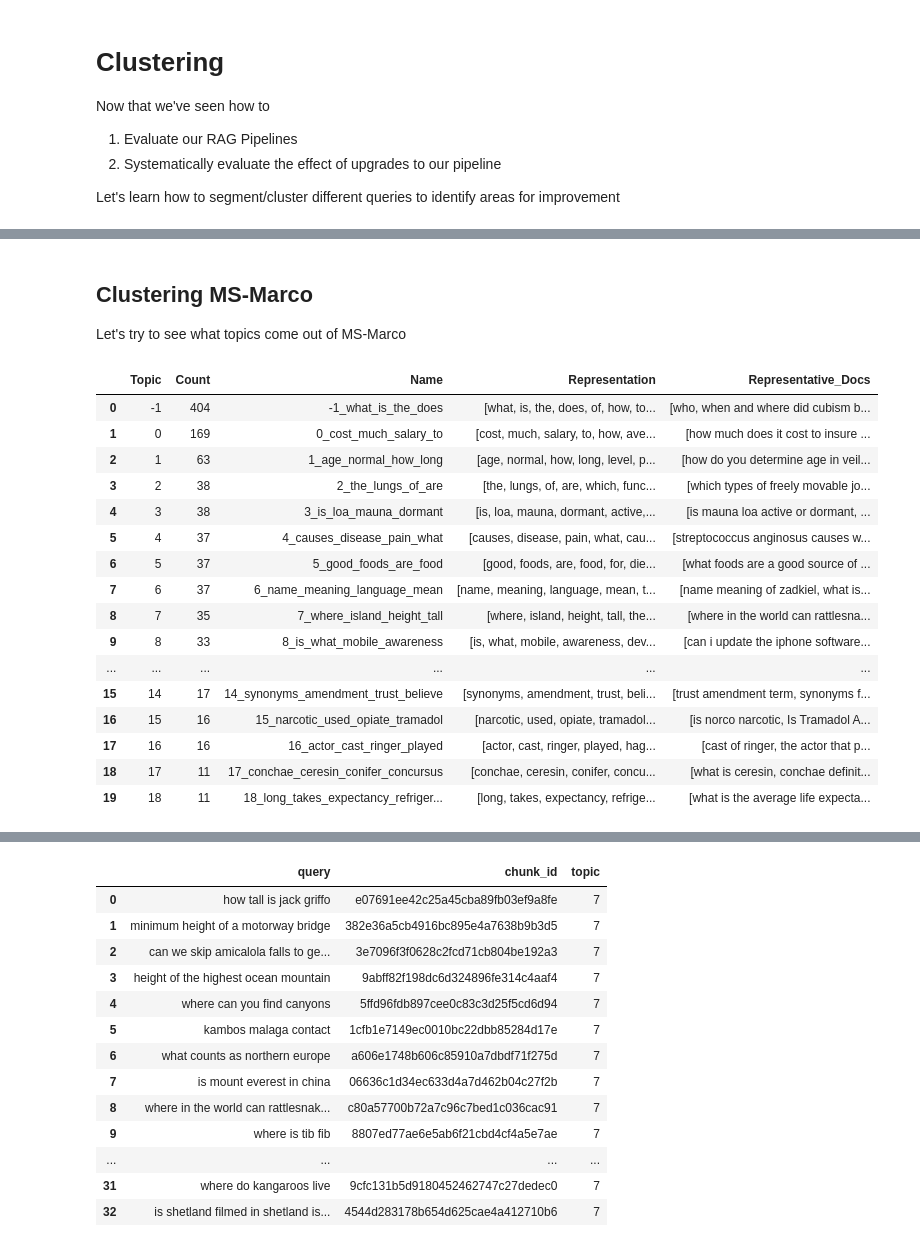
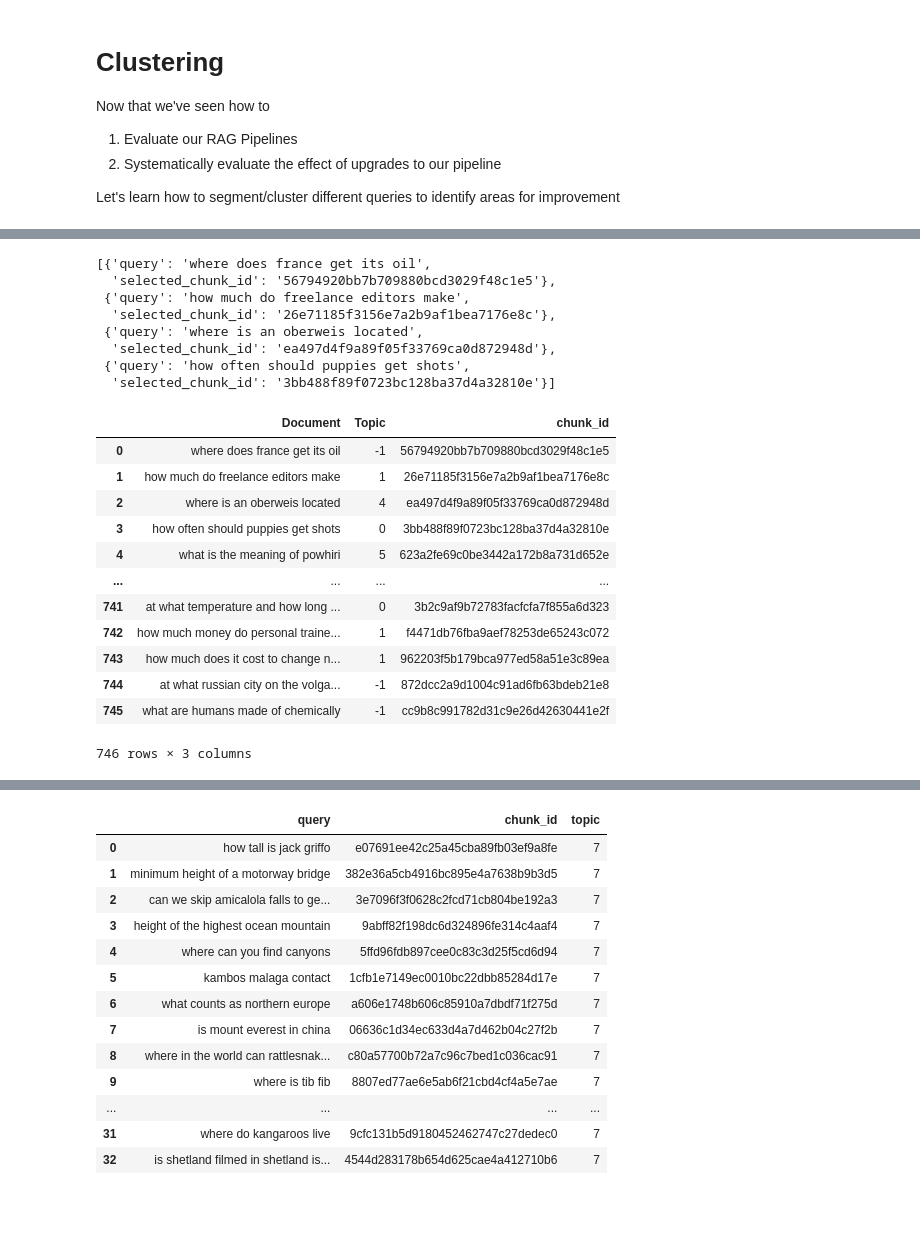
Before and after one commit to ivanleomk/rag-ws, a Jupyter notebook: notebooks/3. Clustering.ipynb, the cells around one changed output, grey strips where cells are left out. Saved outputs shown, nothing was run; the diff lists cells and outputs as text; code cells hidden in the pictures; blank space fills up the shorter version.

Commit message:
Added clustering and OT notebook first drafts

```diff
--- a/notebooks/3. Clustering.ipynb
+++ b/notebooks/3. Clustering.ipynb
@@ -72,4 +115,0 @@ topic_model.get_document_info(docs).head(4)
-# %% [markdown]
-## Clustering MS-Marco
-
-Let's try to see what topics come out of MS-Marco
@@ -80,30 +116,36 @@ data = get_labels("../data/queries_single_label.jsonl")
+# %%
+train_query[:4]
+# %% [output]
+[{'query': 'where does france get its oil',
+  'selected_chunk_id': '56794920bb7b709880bcd3029f48c1e5'},
+ {'query': 'how much do freelance editors make',
+  'selected_chunk_id': '26e71185f3156e7a2b9af1bea7176e8c'},
+ {'query': 'where is an oberweis located',
+  'selected_chunk_id': 'ea497d4f9a89f05f33769ca0d872948d'},
+ {'query': 'how often should puppies get shots',
+  'selected_chunk_id': '3bb488f89f0723bc128ba37d4a32810e'}]
 # %%
-docs = [item['query'] for item in data]
+train_ids = [item['selected_chunk_id'] for item in train_query]
-# %%
-from bertopic import BERTopic
-
-topic_model = BERTopic()
-topics, probs = topic_model.fit_transform(docs)
-# %%
-topic_model.get_topic_info()
-# %% [output]
-|  | Topic | Count | Name | Representation | Representative_Docs |
-| 0 | -1 | 404 | -1_what_is_the_does | [what, is, the, does, of, how, to... | [who, when and where did cubism b... |
-| 1 | 0 | 169 | 0_cost_much_salary_to | [cost, much, salary, to, how, ave... | [how much does it cost to insure ... |
-| 2 | 1 | 63 | 1_age_normal_how_long | [age, normal, how, long, level, p... | [how do you determine age in veil... |
-| 3 | 2 | 38 | 2_the_lungs_of_are | [the, lungs, of, are, which, func... | [which types of freely movable jo... |
-| 4 | 3 | 38 | 3_is_loa_mauna_dormant | [is, loa, mauna, dormant, active,... | [is mauna loa active or dormant, ... |
-| 5 | 4 | 37 | 4_causes_disease_pain_what | [causes, disease, pain, what, cau... | [streptococcus anginosus causes w... |
-| 6 | 5 | 37 | 5_good_foods_are_food | [good, foods, are, food, for, die... | [what foods are a good source of ... |
-| 7 | 6 | 37 | 6_name_meaning_language_mean | [name, meaning, language, mean, t... | [name meaning of zadkiel, what is... |
-| 8 | 7 | 35 | 7_where_island_height_tall | [where, island, height, tall, the... | [where in the world can rattlesna... |
-| 9 | 8 | 33 | 8_is_what_mobile_awareness | [is, what, mobile, awareness, dev... | [can i update the iphone software... |
-| ... | ... | ... | ... | ... | ... |
-| 15 | 14 | 17 | 14_synonyms_amendment_trust_believe | [synonyms, amendment, trust, beli... | [trust amendment term, synonyms f... |
-| 16 | 15 | 16 | 15_narcotic_used_opiate_tramadol | [narcotic, used, opiate, tramadol... | [is norco narcotic, Is Tramadol A... |
-| 17 | 16 | 16 | 16_actor_cast_ringer_played | [actor, cast, ringer, played, hag... | [cast of ringer, the actor that p... |
-| 18 | 17 | 11 | 17_conchae_ceresin_conifer_concursus | [conchae, ceresin, conifer, concu... | [what is ceresin, conchae definit... |
-| 19 | 18 | 11 | 18_long_takes_expectancy_refriger... | [long, takes, expectancy, refrige... | [what is the average life expecta... |
+# %%
+import pandas as pd
+
+# Assuming 'docs' is your list of documents
+df = pd.DataFrame({"Document": train_docs, "Topic": topic_model.topics_, "Chunk_ID":train_ids})
+df
+# %% [output]
+|  | Document | Topic | chunk_id |
+| 0 | where does france get its oil | -1 | 56794920bb7b709880bcd3029f48c1e5 |
+| 1 | how much do freelance editors make | 1 | 26e71185f3156e7a2b9af1bea7176e8c |
+| 2 | where is an oberweis located | 4 | ea497d4f9a89f05f33769ca0d872948d |
+| 3 | how often should puppies get shots | 0 | 3bb488f89f0723bc128ba37d4a32810e |
+| 4 | what is the meaning of powhiri | 5 | 623a2fe69c0be3442a172b8a731d652e |
+| ... | ... | ... | ... |
+| 741 | at what temperature and how long ... | 0 | 3b2c9af9b72783facfcfa7f855a6d323 |
+| 742 | how much money do personal traine... | 1 | f4471db76fba9aef78253de65243c072 |
+| 743 | how much does it cost to change n... | 1 | 962203f5b179bca977ed58a51e3c89ea |
+| 744 | at what russian city on the volga... | -1 | 872dcc2a9d1004c91ad6fb63bdeb21e8 |
+| 745 | what are humans made of chemically | -1 | cc9b8c991782d31c9e26d42630441e2f |
+746 rows × 3 columns
 # %%
 from lib.data import get_labels
 from lib.query import full_text_search, semantic_search, hybrid_search
```
Also changed, not shown: parts of 18 cells of this notebook, 4 other files.
